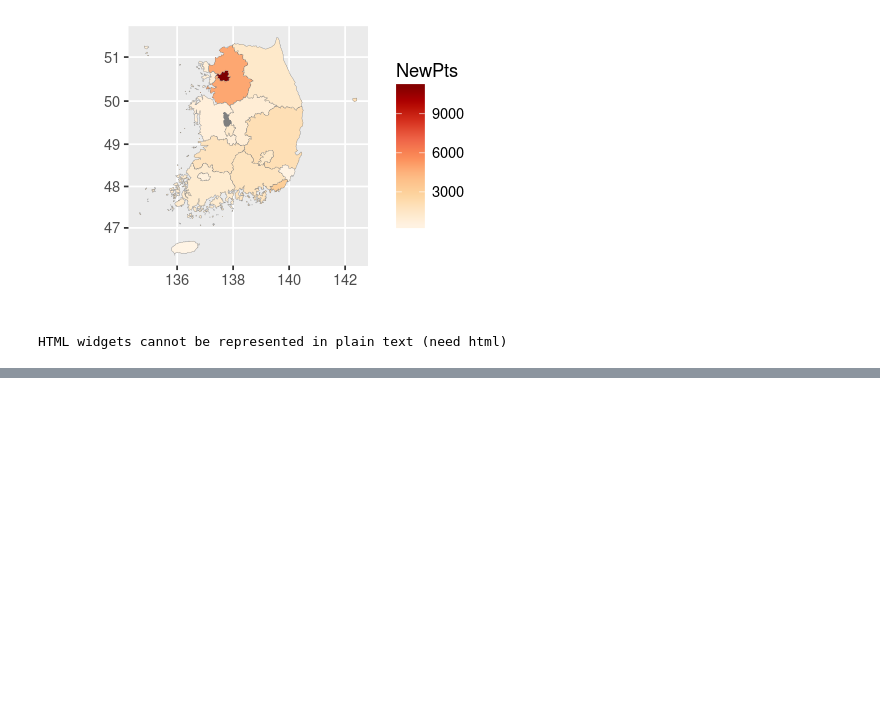
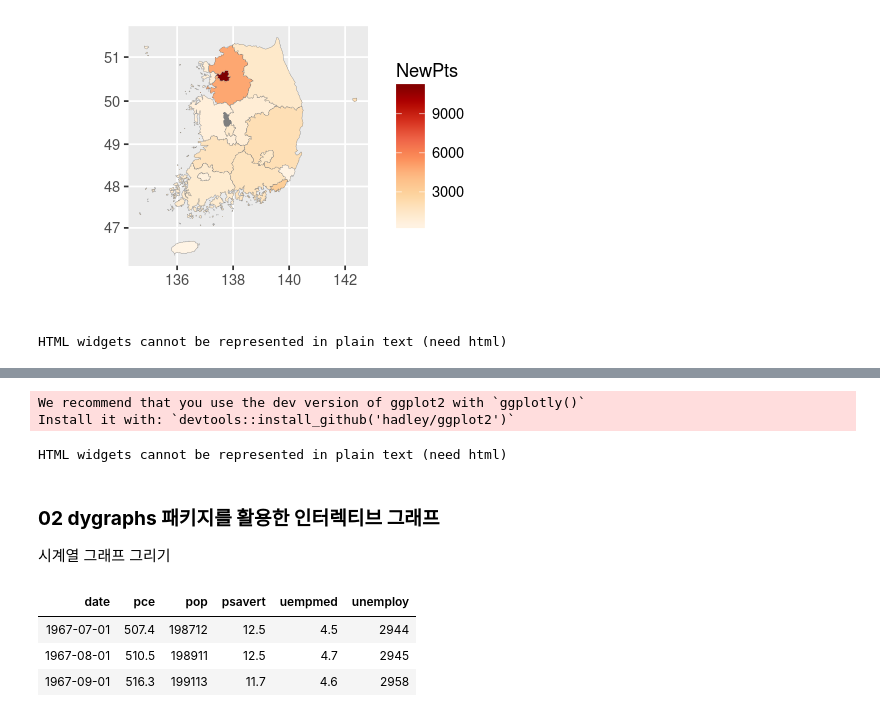
Before and after one commit to YongBeomKim/R, a Jupyter notebook: R04.Visualization.ipynb, the cells around one changed output, grey strips where cells are left out. Drawn from its saved outputs; the diff is of its cells as text; code cells hidden in the pictures; blank space fills up the shorter version.

```diff
--- a/R04.Visualization.ipynb
+++ b/R04.Visualization.ipynb
@@ -534,0 +576,23 @@ ggChoropleth(data = tbc,           # 지도에 표현할 데이터
+# %%
+# 2. 인터렉티브 막대그래프 그리기
+p <- ggplot(data = diamonds,
+            aes(x    = cut,
+                fill = clarity)) +  geom_bar(position = "dodge")
+ggplotly(p)
+# %% [output]
+We recommend that you use the dev version of ggplot2 with `ggplotly()`
+Install it with: `devtools::install_github('hadley/ggplot2')`
+HTML widgets cannot be represented in plain text (need html)
+# %% [markdown]
+### <strong> 02 dygraphs 패키지를 활용한 인터렉티브 그래프
+시계열 그래프 그리기
+# %%
+#install.packages("dygraphs")
+library(dygraphs)
+economics <- as.data.frame(ggplot2::economics)   # 1967 ~ 2015 미국의 월별 경제지표 데이터
+head(economics, 3)
+# %% [output]
+| date | pce | pop | psavert | uempmed | unemploy |
+| 1967-07-01 | 507.4 | 198712 | 12.5 | 4.5 | 2944 |
+| 1967-08-01 | 510.5 | 198911 | 12.5 | 4.7 | 2945 |
+| 1967-09-01 | 516.3 | 199113 | 11.7 | 4.6 | 2958 |
```
Also changed, not shown: parts of 11 cells of this notebook, 1 other file.
